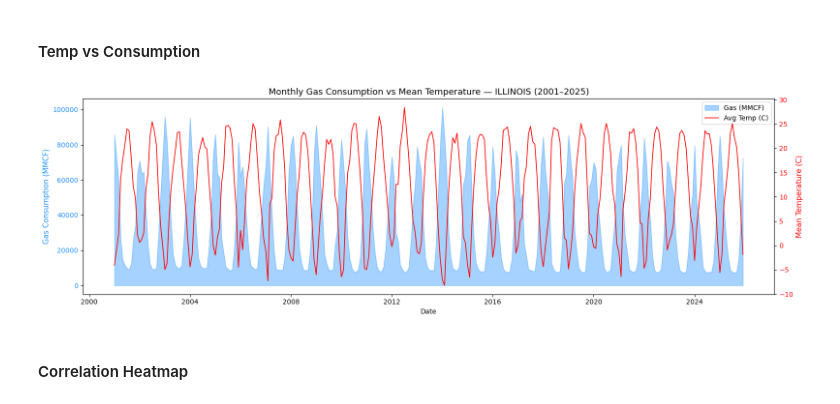
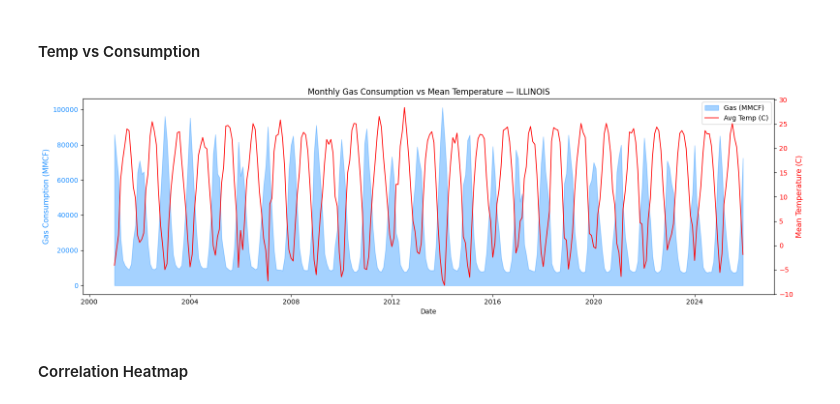
Before and after one commit to Duke5t/EnergyConsumption, a Jupyter notebook: energy.ipynb, the cells around one changed output. Saved outputs shown, nothing was run; the diff lists cells and outputs as text; code cells hidden in the pictures.

```diff
--- a/energy.ipynb
+++ b/energy.ipynb
@@ -855,35 +856,35 @@ state_data = merged_df[merged_df["state"] == state].groupby(["year", "month"], a
     MMCF=("MMCF", "mean"),
     Mkh=("Mkh", "mean"),
     temp_mean_C=("temp_mean_C", "mean")
 ).sort_values(["year", "month"])
 
 state_data["date"] = pd.to_datetime(state_data[["year", "month"]].assign(day=1))
 
 fig, ax1 = plt.subplots(figsize=(16, 5))
 
 # Gas consumption on left axis
 ax1.fill_between(state_data["date"], state_data["MMCF"], alpha=0.4, color="dodgerblue", label="Gas (MMCF)")
 ax1.set_ylabel("Gas Consumption (MMCF)", color="dodgerblue", fontsize=11)
 ax1.tick_params(axis="y", labelcolor="dodgerblue")
 
 # Temperature on right axis
 ax2 = ax1.twinx()
 ax2.plot(state_data["date"], state_data["temp_mean_C"], color="red", linewidth=1.2, label="Avg Temp (C)")
 ax2.set_ylabel("Mean Temperature (C)", color="red", fontsize=11)
 ax2.tick_params(axis="y", labelcolor="red")
 
 # Combined legend
 lines1, labels1 = ax1.get_legend_handles_labels()
 lines2, labels2 = ax2.get_legend_handles_labels()
 ax1.legend(lines1 + lines2, labels1 + labels2, loc="upper right")
 
-ax1.set_title(f"Monthly Gas Consumption vs Mean Temperature — {state} (2001–2025)", fontsize=13)
+ax1.set_title("Monthly Gas Consumption vs Mean Temperature — ILLINOIS")
 ax1.set_xlabel("Date")
 plt.tight_layout()
 plt.savefig("visualizations/GasVsTemp", dpi=300, bbox_inches="tight")
 plt.show()
 # %% [output]
-[figure, old version]
+[figure, new version]
 # %% [markdown]
 #### Correlation Heatmap
 # %%
```
Also changed, not shown: parts of 14 cells of this notebook.
